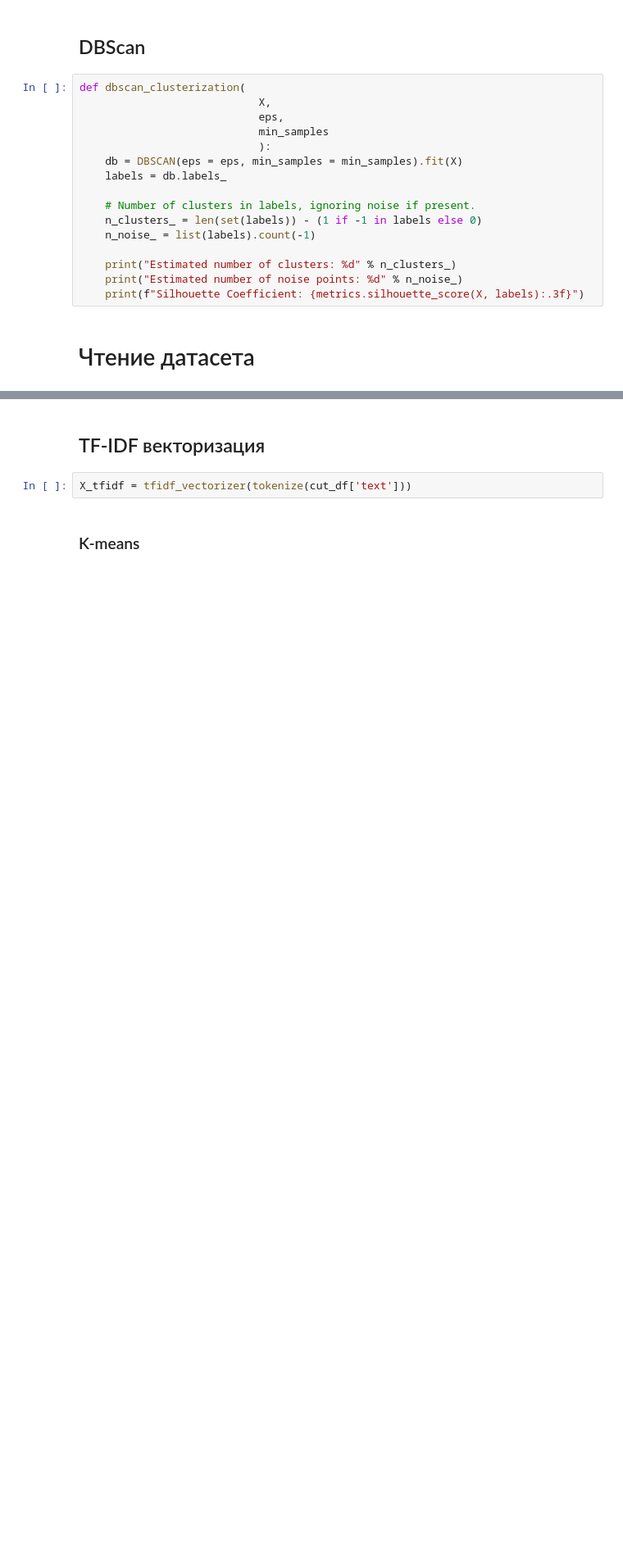
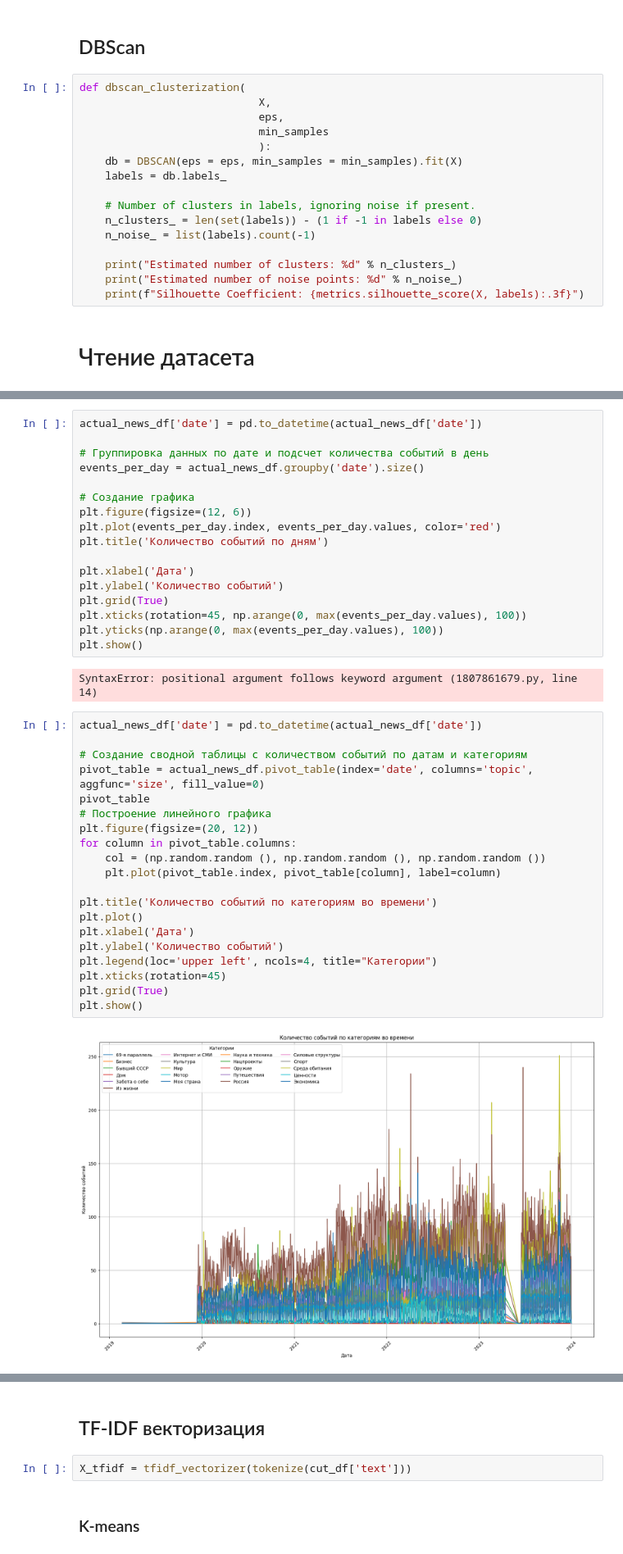
Before and after one commit to YourCarma/VKR, a Jupyter notebook: researches/Clustering_research.ipynb, the cells around one changed output, grey strips where cells are left out. Shown at 82% size. Drawn from its saved outputs; the diff is of its cells as text; blank space fills up the shorter version.

```diff
--- a/researches/Clustering_research.ipynb
+++ b/researches/Clustering_research.ipynb
@@ -314,3 +428,44 @@ Wall time: 1min 37s
+# %%
+actual_news_df['date'] = pd.to_datetime(actual_news_df['date'])
+
+# Группировка данных по дате и подсчет количества событий в день
+events_per_day = actual_news_df.groupby('date').size()
+
+# Создание графика
+plt.figure(figsize=(12, 6))
+plt.plot(events_per_day.index, events_per_day.values, color='red')
+plt.title('Количество событий по дням')
+
+plt.xlabel('Дата')
+plt.ylabel('Количество событий')
+plt.grid(True)
+plt.xticks(rotation=45, np.arange(0, max(events_per_day.values), 100))
+plt.yticks(np.arange(0, max(events_per_day.values), 100))
+plt.show()
+# %% [output]
+SyntaxError: positional argument follows keyword argument (1807861679.py, line 14)
+# %%
+actual_news_df['date'] = pd.to_datetime(actual_news_df['date'])
+
+# Создание сводной таблицы с количеством событий по датам и категориям
+pivot_table = actual_news_df.pivot_table(index='date', columns='topic', aggfunc='size', fill_value=0)
+pivot_table
+# Построение линейного графика
+plt.figure(figsize=(20, 12))
+for column in pivot_table.columns:
+    col = (np.random.random (), np.random.random (), np.random.random ())
+    plt.plot(pivot_table.index, pivot_table[column], label=column)
+
+plt.title('Количество событий по категориям во времени')
+plt.plot()
+plt.xlabel('Дата')
+plt.ylabel('Количество событий')
+plt.legend(loc='upper left', ncols=4, title="Категории")
+plt.xticks(rotation=45)
+plt.grid(True)
+plt.show()
+# %% [output]
+[figure, added]
 # %%
 cut_df = news_df[['text', 'topic']].head(1500)
 cut_df
```
Also changed, not shown: parts of 13 cells of this notebook, 1 other file.
